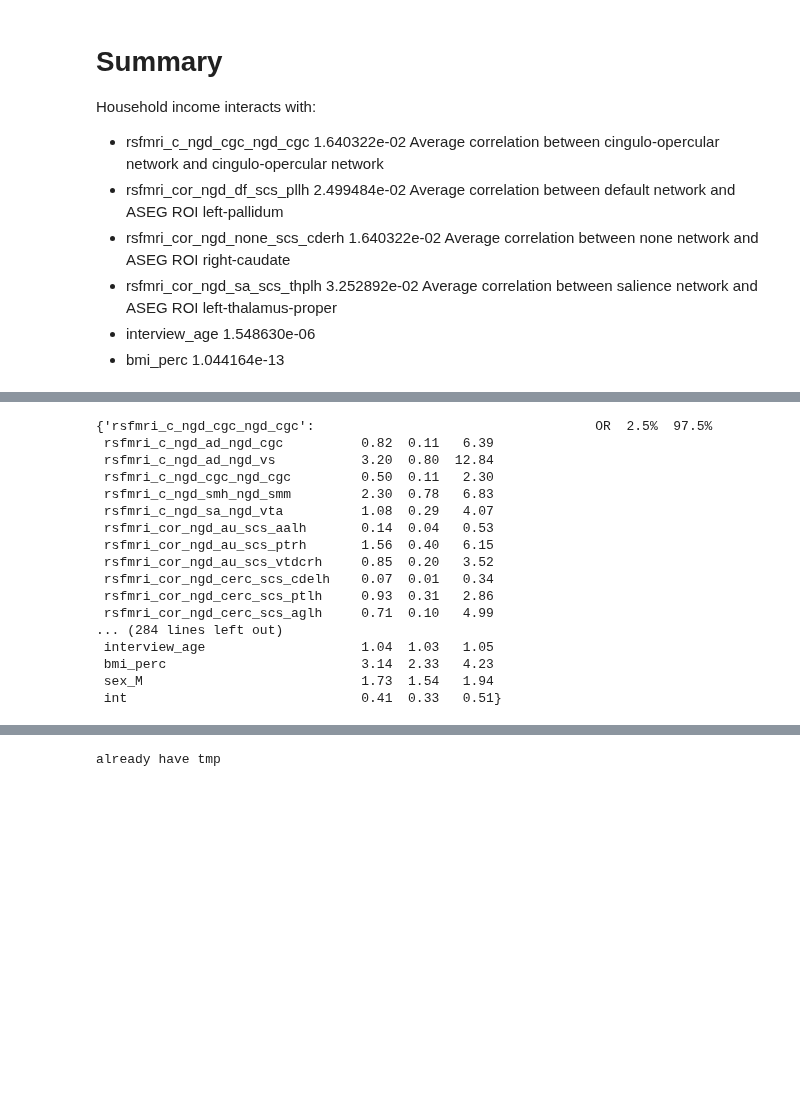
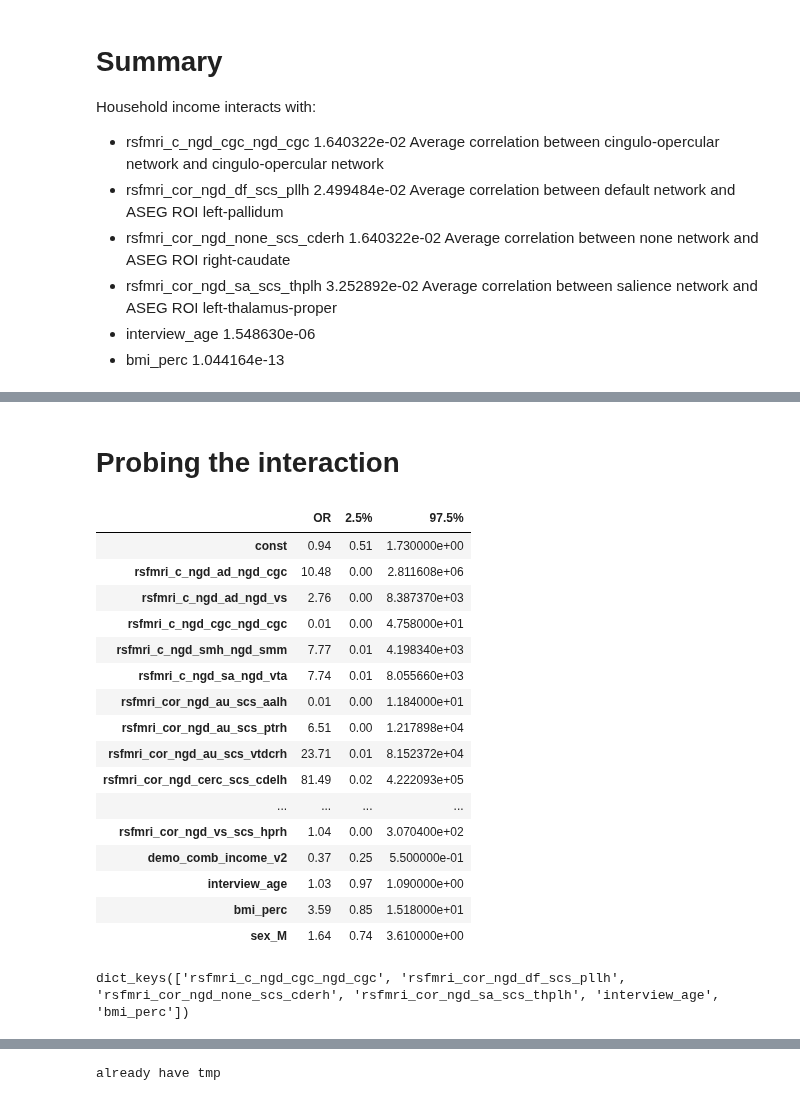
Before and after one commit to grace-shearrer/SSIB-2024, a Jupyter notebook: Scripts_Yana/Final_cleaning_data_scripts/SSBneuroInteraction.ipynb, the cells around one changed output, grey strips where cells are left out. Cells and saved outputs as stored; diff of their text form; code cells hidden in the pictures; blank space fills up the shorter version.

```diff
--- a/Scripts_Yana/Final_cleaning_data_scripts/SSBneuroInteraction.ipynb
+++ b/Scripts_Yana/Final_cleaning_data_scripts/SSBneuroInteraction.ipynb
@@ -269,20 +260,2 @@ for ROI in list(filtered_values.index):
-# %%
-tableHolder
-# %% [output]
-{'rsfmri_c_ngd_cgc_ngd_cgc':                                    OR  2.5%  97.5%
- rsfmri_c_ngd_ad_ngd_cgc          0.82  0.11   6.39
- rsfmri_c_ngd_ad_ngd_vs           3.20  0.80  12.84
- rsfmri_c_ngd_cgc_ngd_cgc         0.50  0.11   2.30
- rsfmri_c_ngd_smh_ngd_smm         2.30  0.78   6.83
- rsfmri_c_ngd_sa_ngd_vta          1.08  0.29   4.07
- rsfmri_cor_ngd_au_scs_aalh       0.14  0.04   0.53
- rsfmri_cor_ngd_au_scs_ptrh       1.56  0.40   6.15
- rsfmri_cor_ngd_au_scs_vtdcrh     0.85  0.20   3.52
- rsfmri_cor_ngd_cerc_scs_cdelh    0.07  0.01   0.34
- rsfmri_cor_ngd_cerc_scs_ptlh     0.93  0.31   2.86
- rsfmri_cor_ngd_cerc_scs_aglh     0.71  0.10   4.99
-... (284 lines left out)
- interview_age                    1.04  1.03   1.05
- bmi_perc                         3.14  2.33   4.23
- sex_M                            1.73  1.54   1.94
- int                              0.41  0.33   0.51}
+# %% [markdown]
+# Probing the interaction
@@ -288,0 +283,20 @@ tableHolder
+# %%
+tableMaker(savedDict['logistic'])
+# %% [output]
+|  | OR | 2.5% | 97.5% |
+| const | 0.94 | 0.51 | 1.730000e+00 |
+| rsfmri_c_ngd_ad_ngd_cgc | 10.48 | 0.00 | 2.811608e+06 |
+| rsfmri_c_ngd_ad_ngd_vs | 2.76 | 0.00 | 8.387370e+03 |
+| rsfmri_c_ngd_cgc_ngd_cgc | 0.01 | 0.00 | 4.758000e+01 |
+| rsfmri_c_ngd_smh_ngd_smm | 7.77 | 0.01 | 4.198340e+03 |
+| rsfmri_c_ngd_sa_ngd_vta | 7.74 | 0.01 | 8.055660e+03 |
+| rsfmri_cor_ngd_au_scs_aalh | 0.01 | 0.00 | 1.184000e+01 |
+| rsfmri_cor_ngd_au_scs_ptrh | 6.51 | 0.00 | 1.217898e+04 |
+| rsfmri_cor_ngd_au_scs_vtdcrh | 23.71 | 0.01 | 8.152372e+04 |
+| rsfmri_cor_ngd_cerc_scs_cdelh | 81.49 | 0.02 | 4.222093e+05 |
+| ... | ... | ... | ... |
+| rsfmri_cor_ngd_vs_scs_hprh | 1.04 | 0.00 | 3.070400e+02 |
+| demo_comb_income_v2 | 0.37 | 0.25 | 5.500000e-01 |
+| interview_age | 1.03 | 0.97 | 1.090000e+00 |
+| bmi_perc | 3.59 | 0.85 | 1.518000e+01 |
+| sex_M | 1.64 | 0.74 | 3.610000e+00 |
@@ -288,0 +309,4 @@ tableHolder
+# %%
+tableHolder.keys()
+# %% [output]
+dict_keys(['rsfmri_c_ngd_cgc_ngd_cgc', 'rsfmri_cor_ngd_df_scs_pllh', 'rsfmri_cor_ngd_none_scs_cderh', 'rsfmri_cor_ngd_sa_scs_thplh', 'interview_age', 'bmi_perc'])
```
Also changed, not shown: parts of 28 cells of this notebook, 3 other files.
